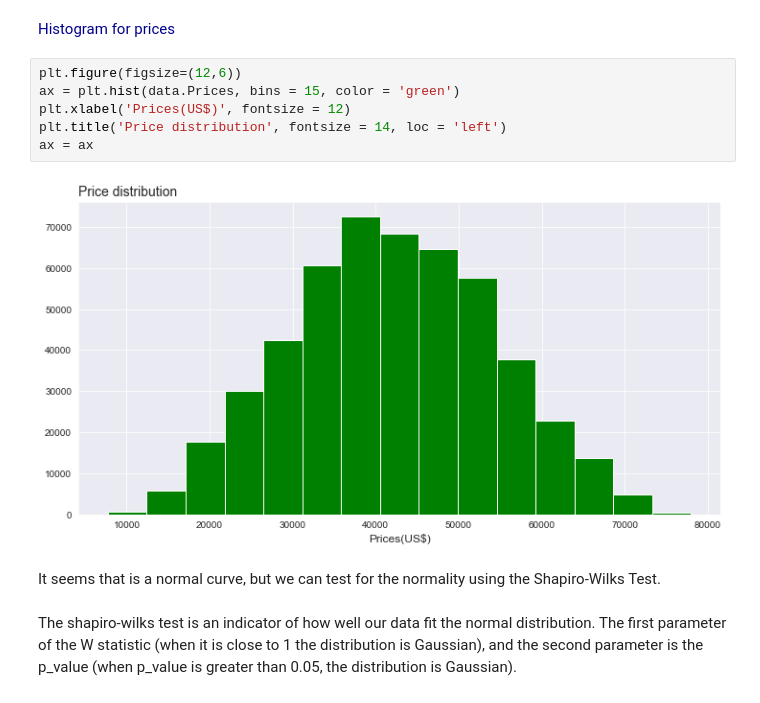
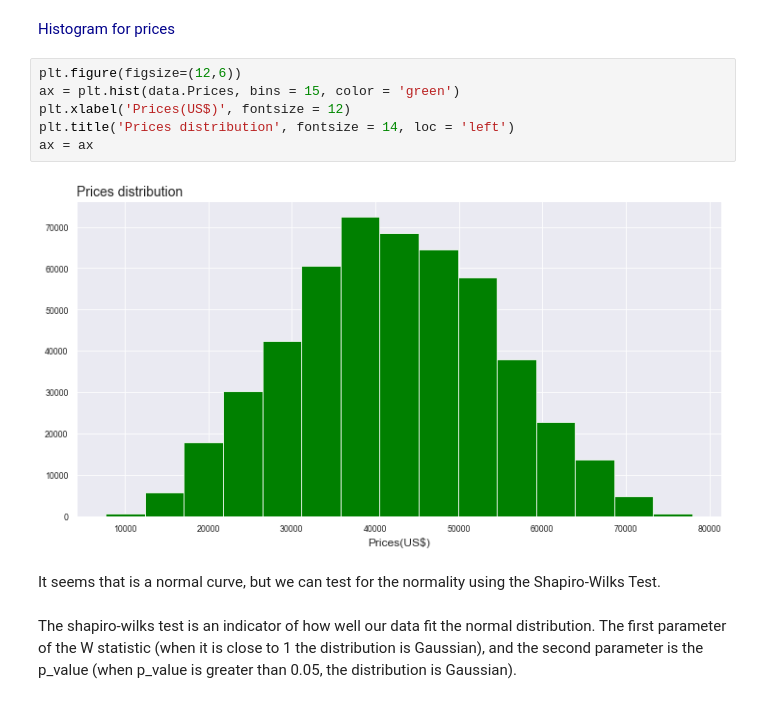
Before and after one commit to eoliv107/LinearRegressionHousePricing, a Jupyter notebook: Housepricing.ipynb, the cells around one changed output. Saved outputs shown, nothing was run; the diff lists cells and outputs as text.

```diff
--- a/Housepricing.ipynb
+++ b/Housepricing.ipynb
@@ -377,11 +386,11 @@ Based on T test P-value is equal zero minor than 0.05, then we have evidence to
 # %%
 plt.figure(figsize=(12,6))
 ax = plt.hist(data.Prices, bins = 15, color = 'green')
 plt.xlabel('Prices(US$)', fontsize = 12)
-plt.title('Price distribution', fontsize = 14, loc = 'left')
+plt.title('Prices distribution', fontsize = 14, loc = 'left')
 ax = ax
 # %% [output]
-[figure, old version]
+[figure, new version]
 # %% [markdown]
 It seems that is a normal curve, but we can test for the normality using the Shapiro-Wilks Test.<br><br>
 The shapiro-wilks test is an indicator of how well our data fit the normal distribution. The first parameter of the W statistic (when it is close to 1 the distribution is Gaussian), and the second parameter is the p_value (when p_value is greater than 0.05, the distribution is Gaussian).
```
Also changed, not shown: parts of 17 cells of this notebook.
